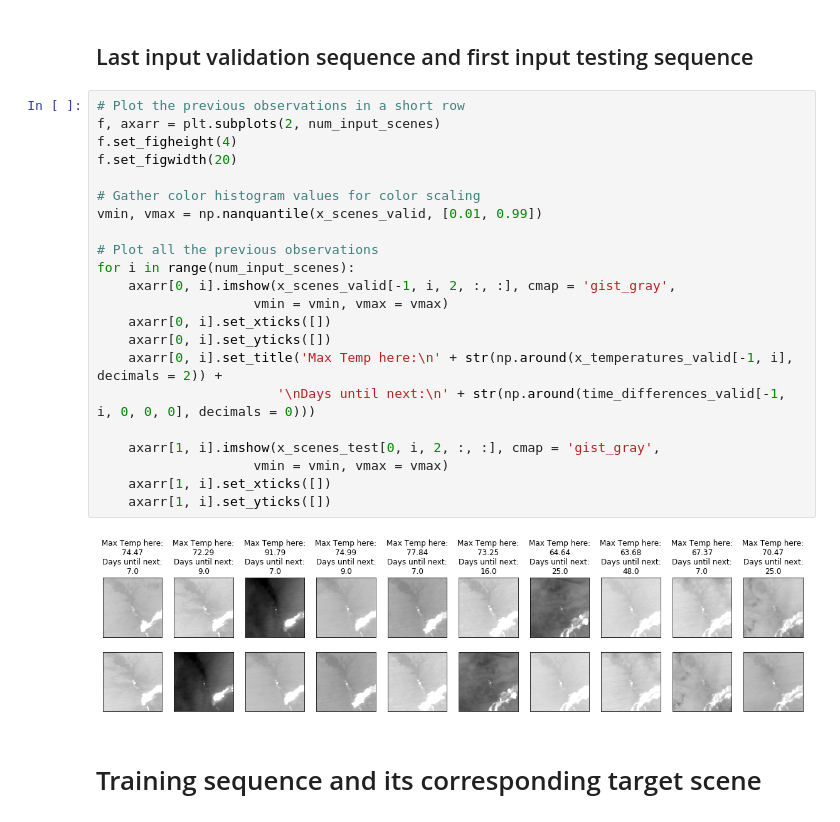
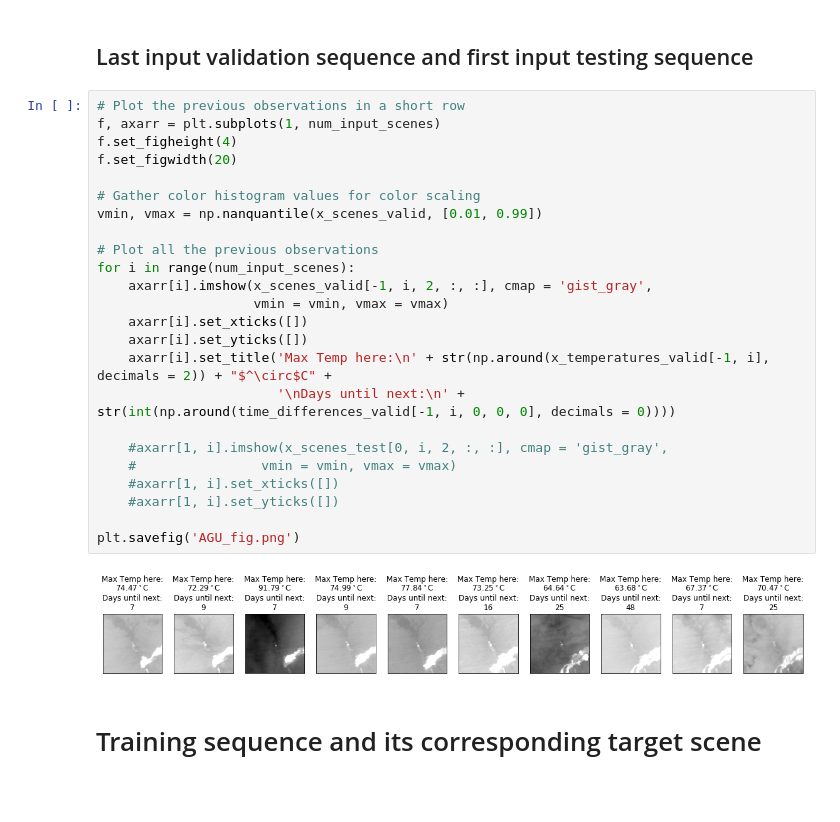
Before and after one commit to jdiaz4302/VolcanoesIR, a Jupyter notebook: 08_prepare_for_training.ipynb, the cells around one changed output. Saved outputs shown, nothing was run; the diff lists cells and outputs as text; blank space fills up the shorter version.

```diff
--- a/08_prepare_for_training.ipynb
+++ b/08_prepare_for_training.ipynb
@@ -167,28 +169,30 @@ for i in range(num_input_scenes):
 ## Last input validation sequence and first input testing sequence
 # %%
 # Plot the previous observations in a short row
-f, axarr = plt.subplots(2, num_input_scenes)
+f, axarr = plt.subplots(1, num_input_scenes)
 f.set_figheight(4)
 f.set_figwidth(20)
 
 # Gather color histogram values for color scaling
 vmin, vmax = np.nanquantile(x_scenes_valid, [0.01, 0.99])
 
 # Plot all the previous observations
 for i in range(num_input_scenes):
-    axarr[0, i].imshow(x_scenes_valid[-1, i, 2, :, :], cmap = 'gist_gray',
+    axarr[i].imshow(x_scenes_valid[-1, i, 2, :, :], cmap = 'gist_gray',
                     vmin = vmin, vmax = vmax)
-    axarr[0, i].set_xticks([])
-    axarr[0, i].set_yticks([])
-    axarr[0, i].set_title('Max Temp here:\n' + str(np.around(x_temperatures_valid[-1, i], decimals = 2)) +
-                       '\nDays until next:\n' + str(np.around(time_differences_valid[-1, i, 0, 0, 0], decimals = 0)))
+    axarr[i].set_xticks([])
+    axarr[i].set_yticks([])
+    axarr[i].set_title('Max Temp here:\n' + str(np.around(x_temperatures_valid[-1, i], decimals = 2)) + "$^\circ$C" +
+                       '\nDays until next:\n' + str(int(np.around(time_differences_valid[-1, i, 0, 0, 0], decimals = 0))))
 
-    axarr[1, i].imshow(x_scenes_test[0, i, 2, :, :], cmap = 'gist_gray',
-                    vmin = vmin, vmax = vmax)
-    axarr[1, i].set_xticks([])
-    axarr[1, i].set_yticks([])
+    #axarr[1, i].imshow(x_scenes_test[0, i, 2, :, :], cmap = 'gist_gray',
+    #                vmin = vmin, vmax = vmax)
+    #axarr[1, i].set_xticks([])
+    #axarr[1, i].set_yticks([])
+
+plt.savefig('AGU_fig.png')
 # %% [output]
-[figure, old version]
+[figure, new version]
 # %% [markdown]
 # Training sequence and its corresponding target scene
 # %%
```
Also changed, not shown: parts of 21 cells of this notebook.
